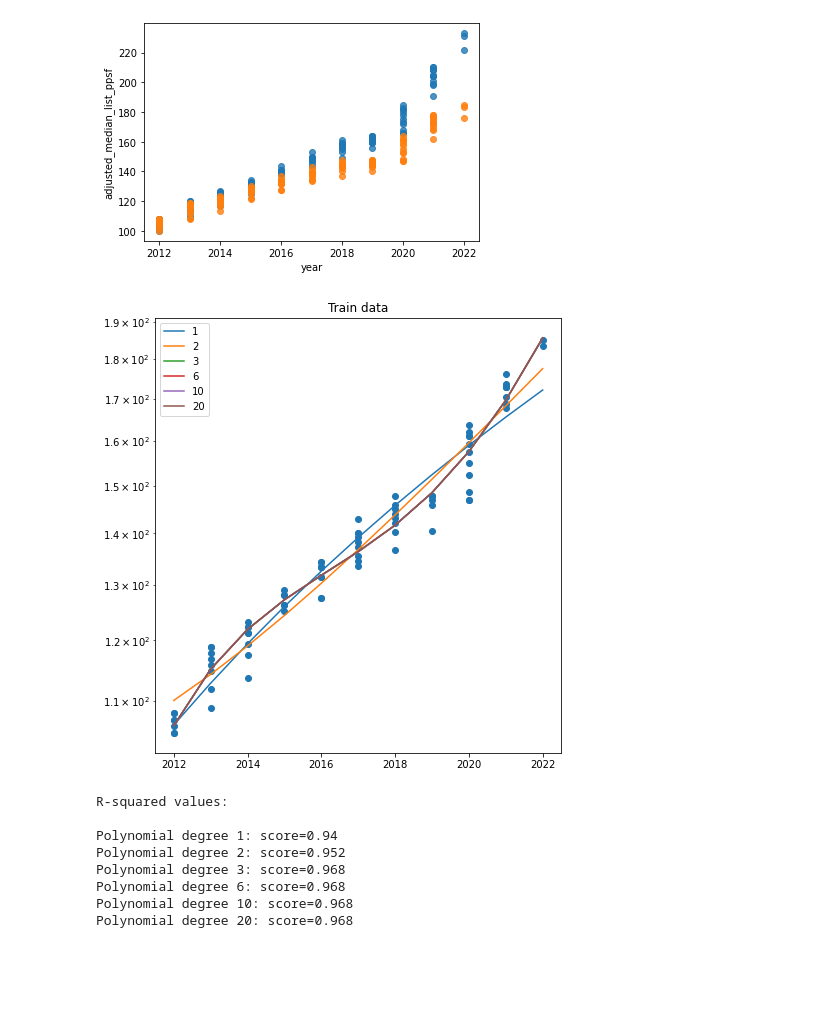
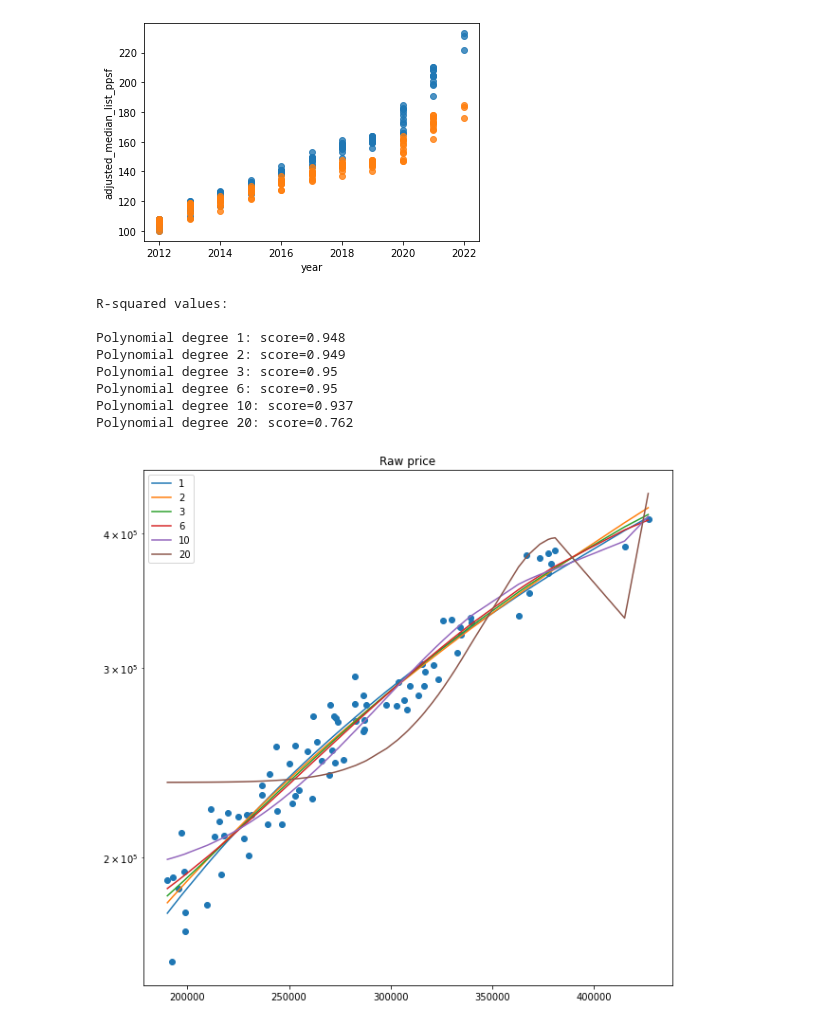
Before and after one commit to COGS118A/Group029-Sp22, a Jupyter notebook: COGS_118A_Project.ipynb, the cells around one changed output. Drawn from its saved outputs; the diff is of its cells as text; code cells hidden in the pictures; blank space fills up the shorter version.

Commit message:
add k-fold validation & simplify format

```diff
--- a/COGS_118A_Project.ipynb
+++ b/COGS_118A_Project.ipynb
@@ -236,59 +238,55 @@ sns.regplot(x = "year", y = "adjusted_median_list_ppsf", data = test, fit_reg=Fa
 <AxesSubplot:xlabel='year', ylabel='adjusted_median_list_ppsf'>
 [figure]
 # %%
-X = national_df['year']
-y = national_df['adjusted_median_list_ppsf']
+X = national_df['median_list_price']
+y = national_df['median_sale_price']
 
 X_train, X_test, y_train, y_test = train_test_split(
      X, y, test_size=0.33, random_state=42)
 
 
 sorted_index = np.argsort(X_train)
 X_train = X_train.to_numpy()[sorted_index]
 y_train = y_train.to_numpy()[sorted_index]
 
 sorted_index = np.argsort(X_test)
 X_test = X_test.to_numpy()[sorted_index]
 y_test = y_test.to_numpy()[sorted_index]
 
 degrees = [1, 2, 3, 6, 10, 20]
 
 y_pred = np.zeros((len(X_train), len(degrees)))
 
 for i, degree in enumerate(degrees):
 
     # make pipeline: create features, then feed them to linear_reg model
     model = make_pipeline(PolynomialFeatures(degree), LinearRegression())
     model.fit(np.array(X_train).reshape(-1,1), y_train)
 
     # predict on test and train data
     # store the predictions of each degree in the corresponding column
     y_pred[:, i] = model.predict(np.array(X_train).reshape(-1,1))
+
+plt.figure(figsize=(10, 10))
+
+plt.scatter(X_train, y_train)
+plt.yscale('log')
+plt.title("Raw price")
+for i, degree in enumerate(degrees):
+    plt.plot(X_train, y_pred[:, i], label=str(degree))
+    plt.legend(loc='upper left')
+
+print("R-squared values: \n")
+for i, degree in enumerate(degrees):
+    train_r2 = round(sk.metrics.r2_score(y_train, y_pred[:, i]), 3)
+    print("Polynomial degree {0}: score={1}".format(degree, train_r2))
+# %% [output]
+R-squared values:
+
+Polynomial degree 1: score=0.948
+Polynomial degree 2: score=0.949
+Polynomial degree 3: score=0.95
+Polynomial degree 6: score=0.95
+Polynomial degree 10: score=0.937
+Polynomial degree 20: score=0.762
+[figure, added]
-# %%
-plt.figure(figsize=(16, 8))
-
-# train data
-plt.subplot(121)
-plt.scatter(X_train, y_train)
-plt.yscale('log')
-plt.title("Train data")
-for i, degree in enumerate(degrees):
-    plt.plot(X_train, y_pred[:, i], label=str(degree))
-    plt.legend(loc='upper left')
-# %% [output]
-[figure, removed]
-# %%
-print("R-squared values: \n")
-
-for i, degree in enumerate(degrees):
-    train_r2 = round(sk.metrics.r2_score(y_train, y_pred[:, i]), 3)
-    print("Polynomial degree {0}: score={1}".format(degree, train_r2))
-# %% [output]
-R-squared values:
-
-Polynomial degree 1: score=0.94
-Polynomial degree 2: score=0.952
-Polynomial degree 3: score=0.968
-Polynomial degree 6: score=0.968
-Polynomial degree 10: score=0.968
-Polynomial degree 20: score=0.968
```
Also changed, not shown: parts of 6 cells of this notebook.
